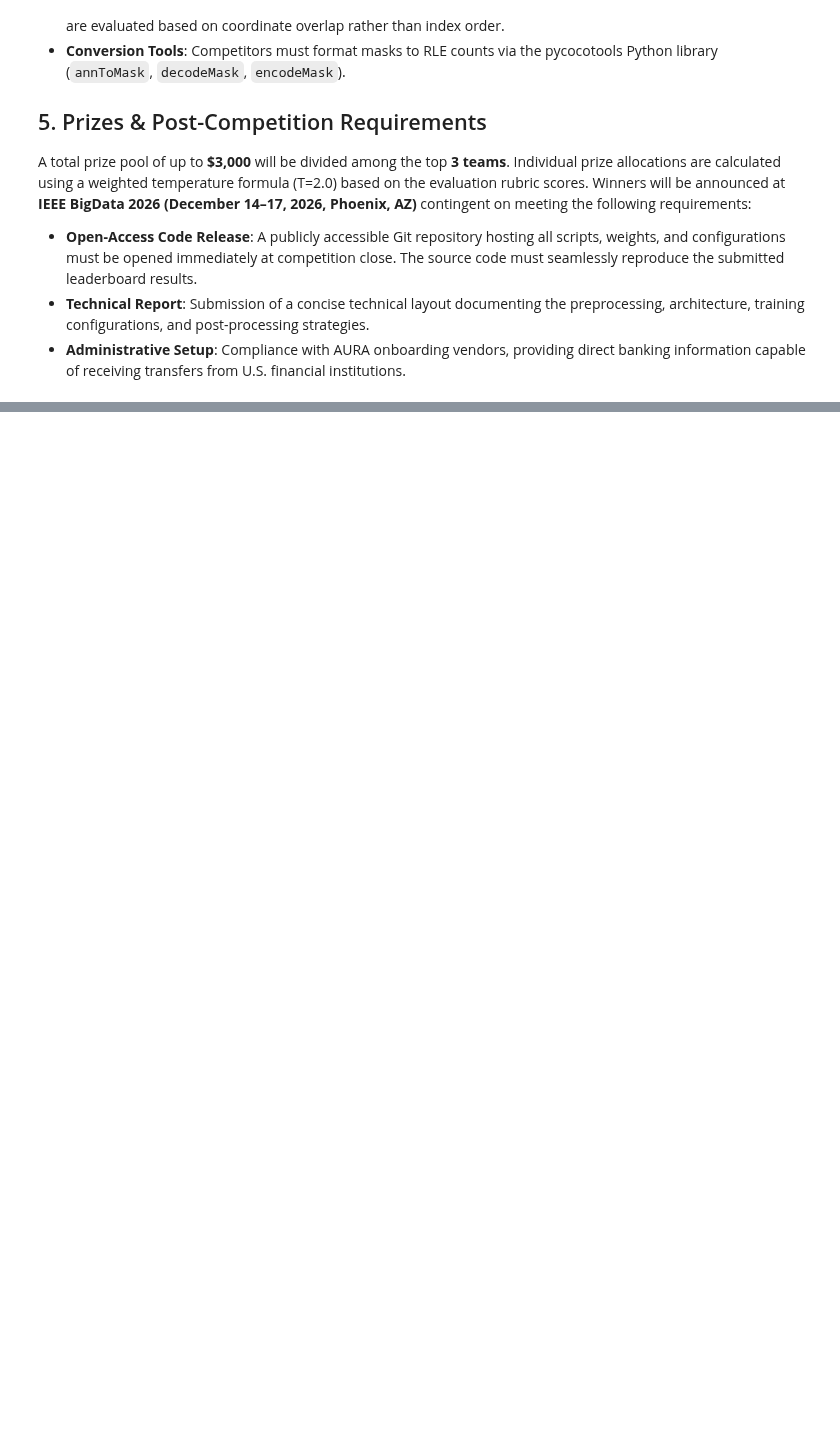
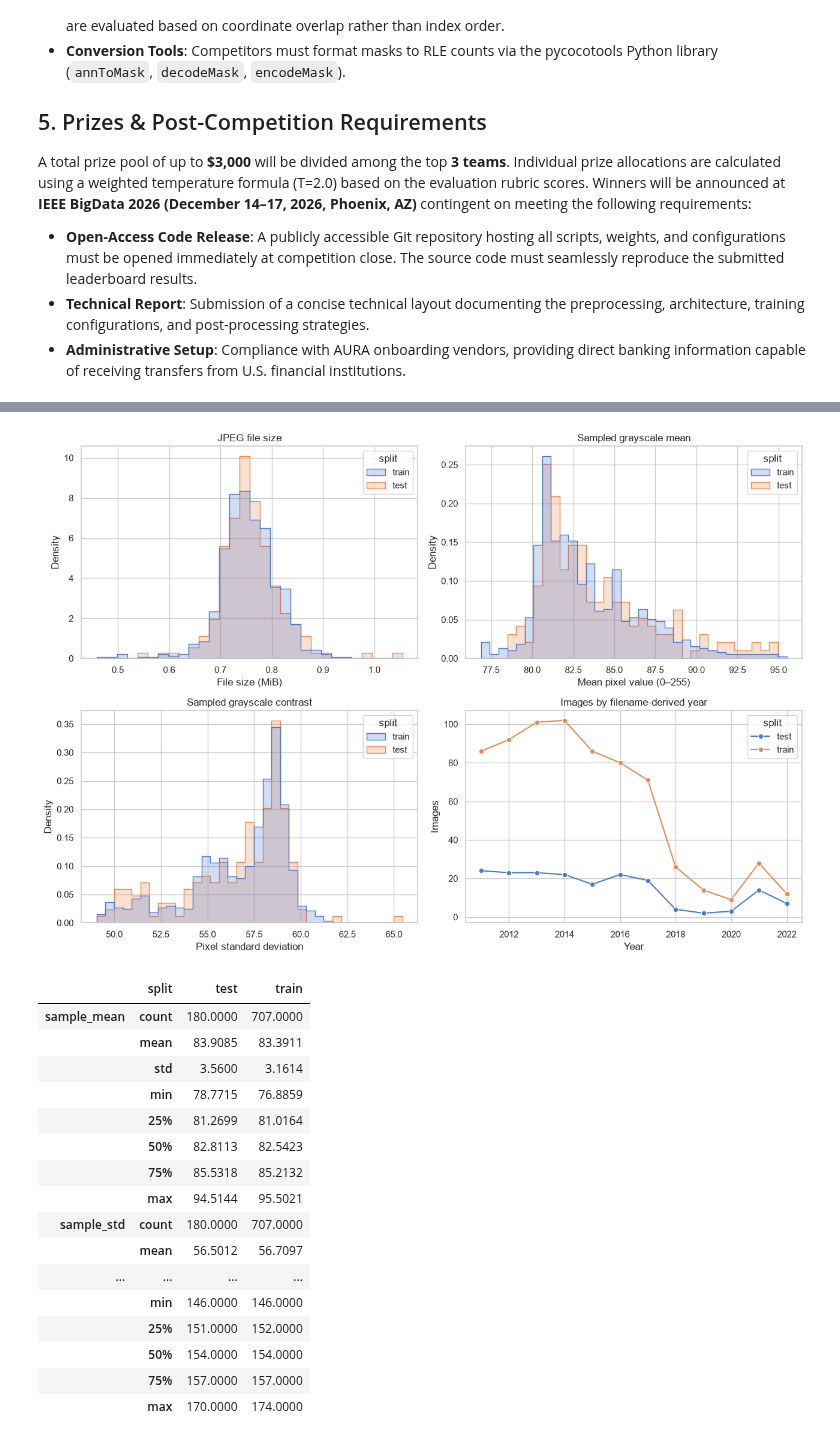
Before and after one commit to PandaDev0069/filament-segmentation-2026, a Jupyter notebook: Solar_Filament_Segmentation_2026.ipynb, the cells around one changed output, grey strips where cells are left out. Saved outputs shown, nothing was run; the diff lists cells and outputs as text; code cells hidden in the pictures; blank space fills up the shorter version.

```diff
--- a/Solar_Filament_Segmentation_2026.ipynb
+++ b/Solar_Filament_Segmentation_2026.ipynb
@@ -202,12 +42,0 @@ There are 2 main folders in the dataset: `train` and `test`. The `train` folder
-# %%
-# =========================
-# 3. Load Json Annotations
-# =========================
-
-annotation_file = os.path.join(INPUT_ROOT, "train", "MAGFiLO_1.0_Annotations_kaggle2026_train.json")
-
-with open(annotation_file, "r") as f:
-    annotations_data = json.load(f)
-
-print(annotations_data.keys())
-print(annotations_data["info"])
@@ -220,0 +833,45 @@ In this section, we will perform an exploratory data analysis (EDA) on the MAGFi
+# %%
+# =============================================
+# 6.1. Image distributions
+# =============================================
+fig, axes = plt.subplots(2, 2, figsize=(13, 9))
+sns.histplot(data=image_metadata, x="file_size_mb", hue="split", bins=30, element="step", stat="density", common_norm=False, ax=axes[0, 0])
+axes[0, 0].set(title="JPEG file size", xlabel="File size (MiB)")
+sns.histplot(data=image_metadata, x="sample_mean", hue="split", bins=35, element="step", stat="density", common_norm=False, ax=axes[0, 1])
+axes[0, 1].set(title="Sampled grayscale mean", xlabel="Mean pixel value (0–255)")
+sns.histplot(data=image_metadata, x="sample_std", hue="split", bins=35, element="step", stat="density", common_norm=False, ax=axes[1, 0])
+axes[1, 0].set(title="Sampled grayscale contrast", xlabel="Pixel standard deviation")
+year_counts = image_metadata.dropna(subset=["year"]).groupby(["year", "split"]).size().rename("images").reset_index()
+sns.lineplot(data=year_counts, x="year", y="images", hue="split", marker="o", ax=axes[1, 1])
+axes[1, 1].set(title="Images by filename-derived year", xlabel="Year", ylabel="Images")
+plt.tight_layout()
+plt.show()
+
+intensity_summary = image_metadata.groupby("split")[["sample_mean", "sample_std", "p01", "p05", "p50", "p95", "p99"]].describe().T
+display(intensity_summary)
+
+fig, ax = plt.subplots(figsize=(10, 5))
+sns.boxplot(data=image_metadata, x="station_code", y="sample_mean", hue="split", ax=ax)
+ax.set(title="Sampled image mean by filename station code", xlabel="Station code", ylabel="Mean grayscale value")
+ax.tick_params(axis="x", rotation=20)
+plt.tight_layout()
+plt.show()
+# %% [output]
+[figure, added]
+|  | split | test | train |
+| sample_mean | count | 180.0000 | 707.0000 |
+|  | mean | 83.9085 | 83.3911 |
+|  | std | 3.5600 | 3.1614 |
+|  | min | 78.7715 | 76.8859 |
+|  | 25% | 81.2699 | 81.0164 |
+|  | 50% | 82.8113 | 82.5423 |
+|  | 75% | 85.5318 | 85.2132 |
+|  | max | 94.5144 | 95.5021 |
+| sample_std | count | 180.0000 | 707.0000 |
+|  | mean | 56.5012 | 56.7097 |
+| ... | ... | ... | ... |
+|  | min | 146.0000 | 146.0000 |
+|  | 25% | 151.0000 | 152.0000 |
+|  | 50% | 154.0000 | 154.0000 |
+|  | 75% | 157.0000 | 157.0000 |
+|  | max | 170.0000 | 174.0000 |
```
Also changed, not shown: parts of 54 cells of this notebook, 10 other files.
